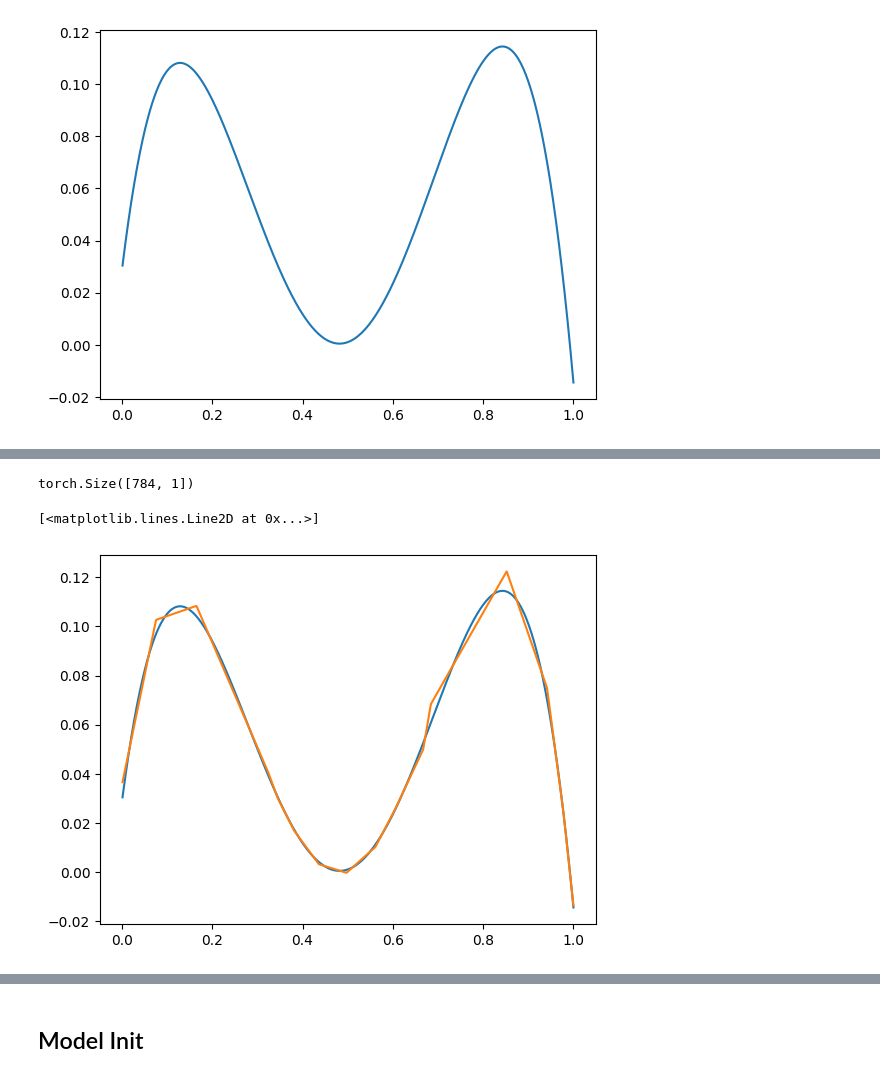
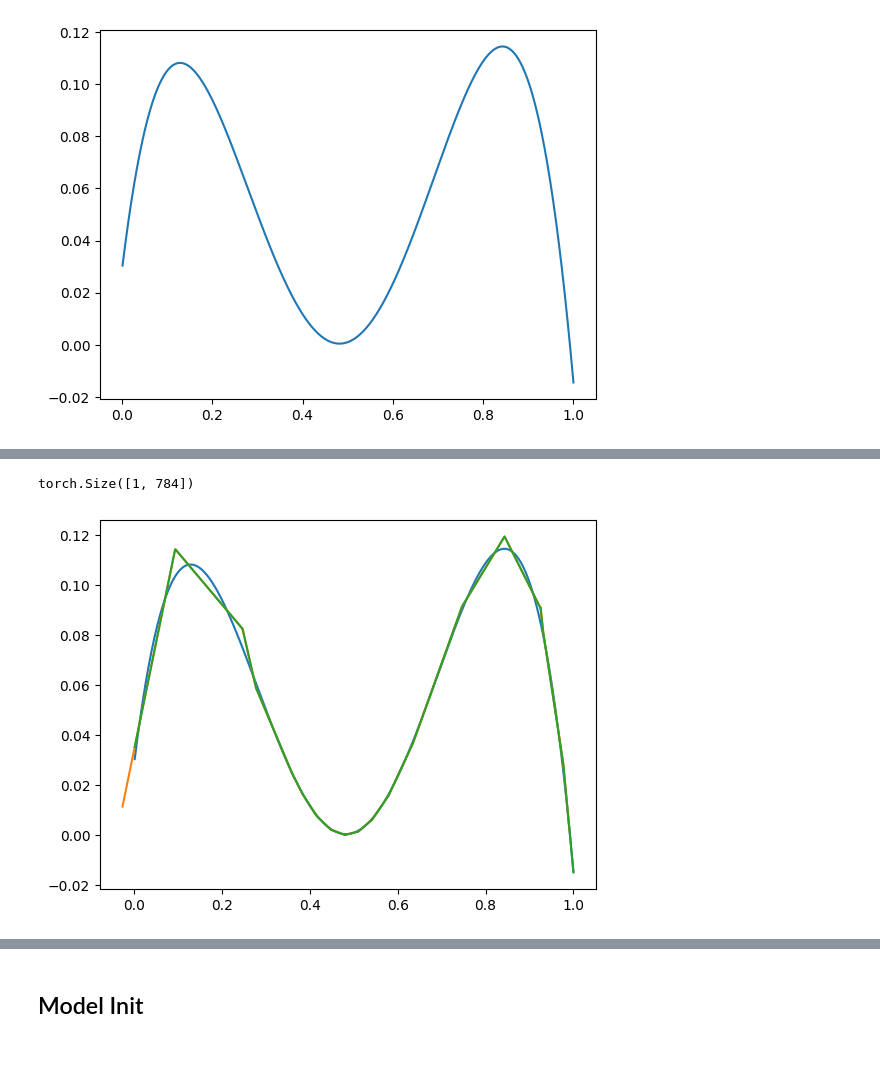
Before and after one commit to sjamthe/customNNexperiments, a Jupyter notebook: Image Reshaping experiments-2.ipynb, the cells around one changed output, grey strips where cells are left out. Saved outputs shown, nothing was run; the diff lists cells and outputs as text; code cells hidden in the pictures.

```diff
--- a/Image Reshaping experiments-2.ipynb
+++ b/Image Reshaping experiments-2.ipynb
@@ -138,6 +138,8 @@ class Decoder(nn.Module):
         #ypred.shape = [image_size, n_segments, batch_size]
         # As only 1 segment should have value for x we can sum on that dim
         ypred = ypred.sum(1)
+        # Reshape ypred so it matches input
+        ypred = ypred.reshape(ypred.shape[1], ypred.shape[0])
         return ypred
 # %% [markdown]
 ## Derivation for n_batch = 1
@@ -361,7 +366,7 @@ tensor(-0.0145) tensor(0.1145)
 [figure]
 # %%
 # Train a model
-model = Segment(x_in.shape[1], ytest.shape[1], 18)
+model = Segment(x_in.shape[1], ytest.shape[1], 25)
 
 #Initialize model parameters - extremely important.
 model.custom_init(x_in.min(dim=0).values, x_in.max(dim=0).values)
@@ -429,10 +436,11 @@ decoder = Decoder(image_shape=ytest.shape)
 ydecoded = decoder(segment_x=segment_x, segment_y=segment_y)
 ydecoded.shape
 # %% [output]
-torch.Size([784, 1])
+torch.Size([1, 784])
 # %%
 plt.plot(x_in,ytest)
-plt.plot(x_in,ydecoded.detach().numpy())
+plt.plot(xval,yval)
+plt.plot(x_in,ydecoded[0].detach().numpy())
+plt.show()
 # %% [output]
-[<matplotlib.lines.Line2D at 0x...>]
-[figure, old version]
+[figure, new version]
```
Also changed, not shown: parts of 16 cells of this notebook, 9 other files.
